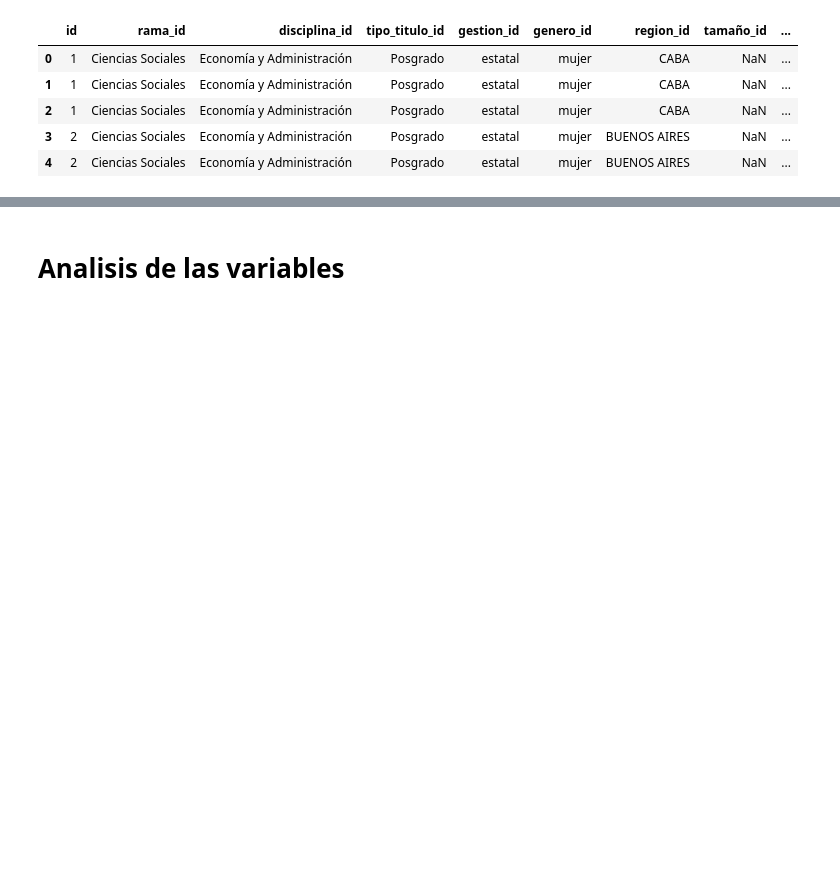
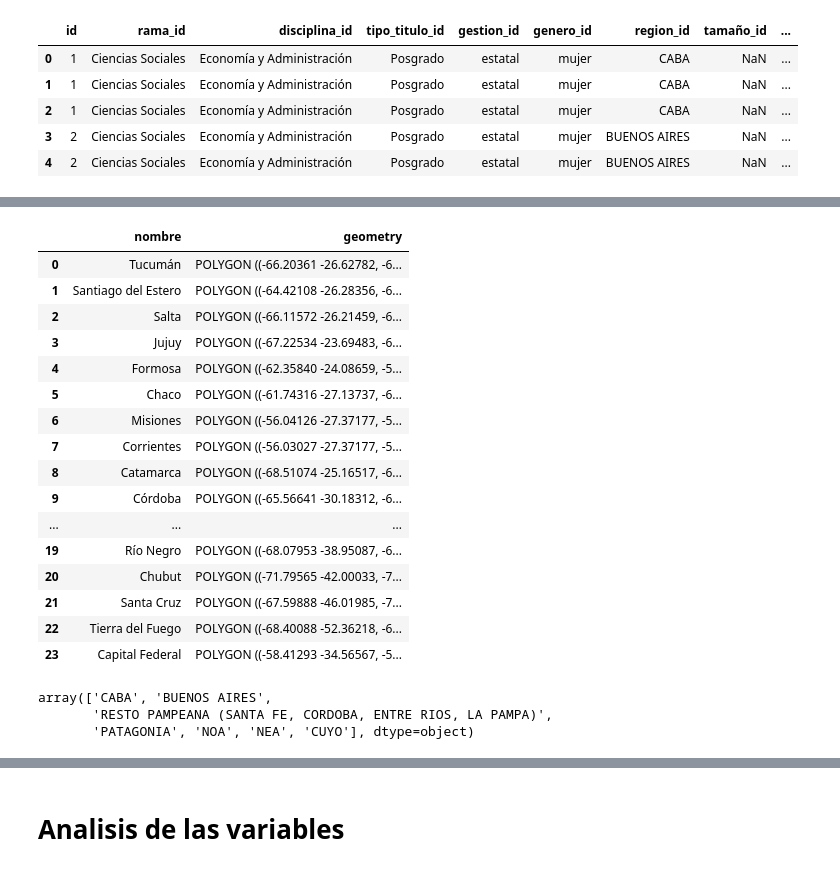
Before and after one commit to itssofiarce/regresion-fcdd, a Jupyter notebook: main.ipynb, the cells around one changed output, grey strips where cells are left out. Drawn from its saved outputs; the diff is of its cells as text; code cells hidden in the pictures; blank space fills up the shorter version.

```diff
--- a/main.ipynb
+++ b/main.ipynb
@@ -144,0 +161,20 @@ df_etiquetado.head()
+# %%
+geo_df
+# %% [output]
+|  | nombre | geometry |
+| 0 | Tucumán | POLYGON ((-66.20361 -26.62782, -6... |
+| 1 | Santiago del Estero | POLYGON ((-64.42108 -26.28356, -6... |
+| 2 | Salta | POLYGON ((-66.11572 -26.21459, -6... |
+| 3 | Jujuy | POLYGON ((-67.22534 -23.69483, -6... |
+| 4 | Formosa | POLYGON ((-62.35840 -24.08659, -5... |
+| 5 | Chaco | POLYGON ((-61.74316 -27.13737, -6... |
+| 6 | Misiones | POLYGON ((-56.04126 -27.37177, -5... |
+| 7 | Corrientes | POLYGON ((-56.03027 -27.37177, -5... |
+| 8 | Catamarca | POLYGON ((-68.51074 -25.16517, -6... |
+| 9 | Córdoba | POLYGON ((-65.56641 -30.18312, -6... |
+| ... | ... | ... |
+| 19 | Río Negro | POLYGON ((-68.07953 -38.95087, -6... |
+| 20 | Chubut | POLYGON ((-71.79565 -42.00033, -7... |
+| 21 | Santa Cruz | POLYGON ((-67.59888 -46.01985, -7... |
+| 22 | Tierra del Fuego | POLYGON ((-68.40088 -52.36218, -6... |
+| 23 | Capital Federal | POLYGON ((-58.41293 -34.56567, -5... |
@@ -144,0 +202,7 @@ df_etiquetado.head()
+# %%
+# Chequeamos los valores de las regiones para facilitar el mapeo de las coordenadas
+df_etiquetado['region_id'].unique()
+# %% [output]
+array(['CABA', 'BUENOS AIRES',
+       'RESTO PAMPEANA (SANTA FE, CORDOBA, ENTRE RIOS, LA PAMPA)',
+       'PATAGONIA', 'NOA', 'NEA', 'CUYO'], dtype=object)
```
Also changed, not shown: parts of 24 cells of this notebook.
